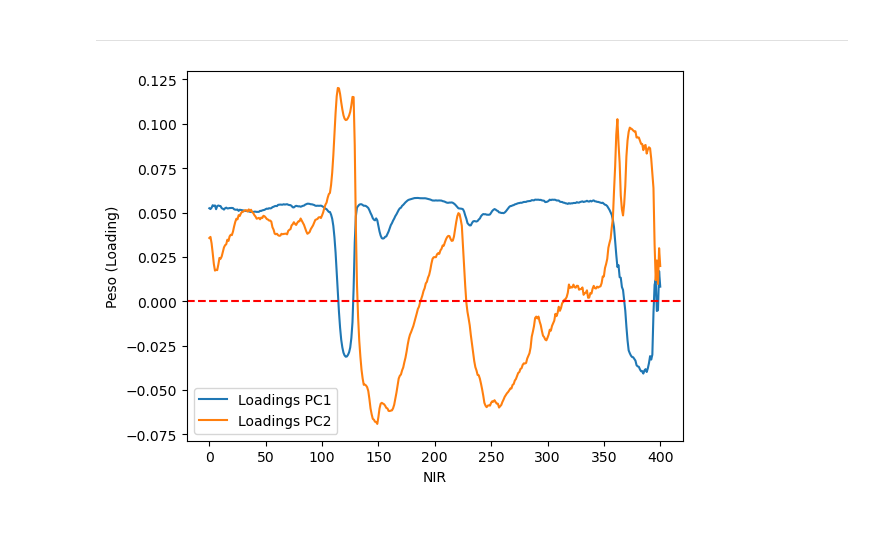
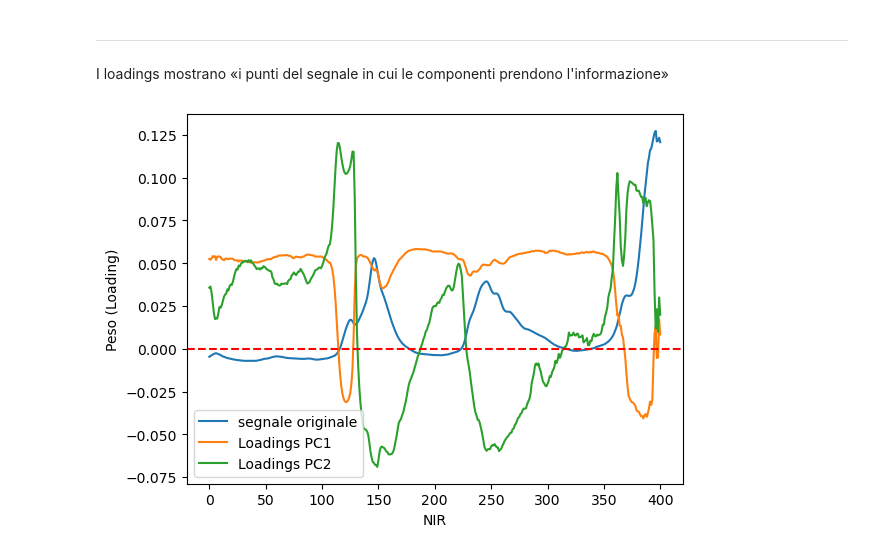
Before and after one commit to zosojack/ml-applications, a Jupyter notebook: 2-second-project/pca_benza.ipynb, the cells around one changed output. Saved outputs shown, nothing was run; the diff lists cells and outputs as text; code cells hidden in the pictures; blank space fills up the shorter version.

```diff
--- a/2-second-project/pca_benza.ipynb
+++ b/2-second-project/pca_benza.ipynb
@@ -98,19 +100,22 @@ array([0.74407258, 0.89563829, 0.94394601, 0.97466577, 0.98253369,
 #### autovettori
 # %% [markdown]
 ---
+# %% [markdown]
+I loadings mostrano «i punti del segnale in cui le componenti prendono l'informazione»
 # %%
 import matplotlib.pyplot as plt
 
 x = range(401)
 
 # pca.components_ ha forma (n_components, n_features)
 # Prendiamo la prima componente
+plt.plot(x, train_samples[0]/10, label="segnale originale")
 plt.plot(x, pca.components_[0], label='Loadings PC1')
 plt.plot(x, pca.components_[1], label='Loadings PC2')
 plt.axhline(0, color='red', linestyle='--') # Linea dello zero
 plt.xlabel('NIR')
 plt.ylabel('Peso (Loading)')
 plt.legend()
 plt.show()
 # %% [output]
-[figure, old version]
+[figure, new version]
```
Also changed, not shown: parts of 5 cells of this notebook, 7 other files.
